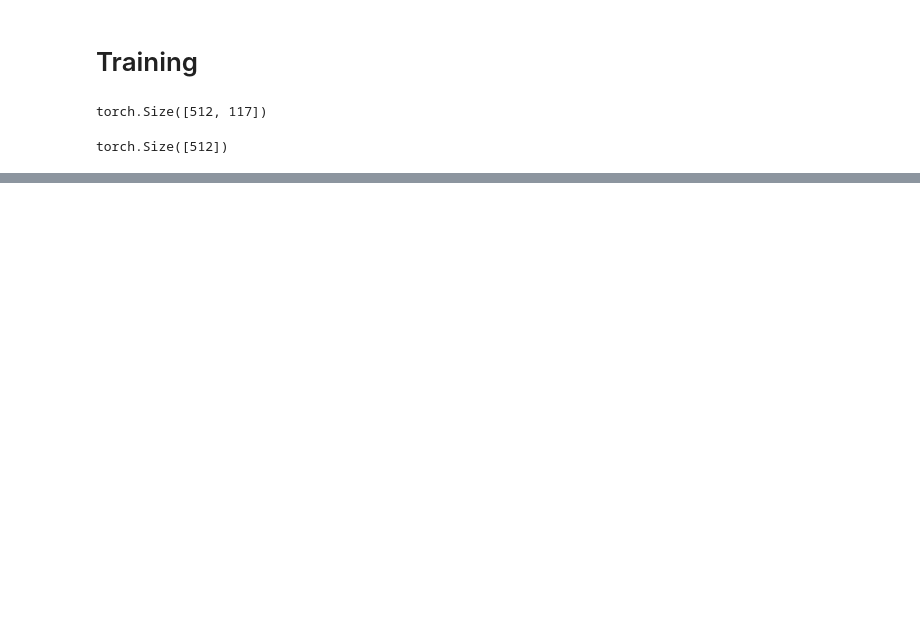
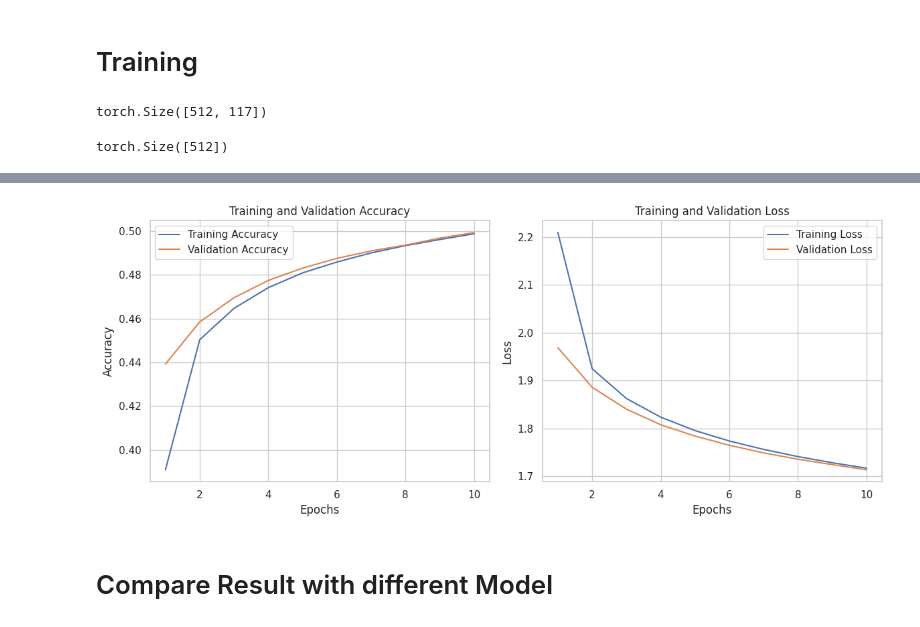
Before and after one commit to mushroom3969/Kaggle, a Jupyter notebook: phoneme-classification/libraphone-classification.ipynb, the cells around one changed output, grey strips where cells are left out. Cells and saved outputs as stored; diff of their text form; code cells hidden in the pictures; blank space fills up the shorter version.

```diff
--- a/phoneme-classification/libraphone-classification.ipynb
+++ b/phoneme-classification/libraphone-classification.ipynb
@@ -637,0 +521,16 @@ KeyboardInterrupt:
+# %%
+# data prarameters
+concat_nframes = 3              # the number of frames to concat with, n must be odd (total 2k+1 = n frames)
+train_ratio = 0.75               # the ratio of data used for training, the rest will be used for validation
+
+# training parameters
+seed = 1213                        # random seed
+batch_size = 512                # batch size
+num_epoch = 10                   # the number of training epoch
+learning_rate = 1e-4         # learning rate
+model_path = './model_2.ckpt'     # the path where the checkpoint will be saved
+
+# model parameters
+input_dim = 39 * concat_nframes # the input dim of the model, you should not change the value
+hidden_layers = 2               # the number of hidden layers
+hidden_dim = 64                # the hidden dim
@@ -637,0 +643,37 @@ KeyboardInterrupt:
+# %%
+import seaborn as sns
+import matplotlib.pyplot as plt
+import warnings
+warnings.simplefilter(action='ignore', category=FutureWarning)
+
+# Plotting the results with Seaborn
+epochs = range(1, num_epoch + 1)
+
+sns.set(style='whitegrid')
+
+plt.figure(figsize=(12, 5))
+
+# Plot accuracy
+plt.subplot(1, 2, 1)
+sns.lineplot(x=epochs, y=train_info["Acc"], label='Training Accuracy')
+sns.lineplot(x=epochs, y=val_info["Acc"], label='Validation Accuracy')
+plt.xlabel('Epochs')
+plt.ylabel('Accuracy')
+plt.title('Training and Validation Accuracy')
+plt.legend()
+
+# Plot loss
+plt.subplot(1, 2, 2)
+sns.lineplot(x=epochs, y=train_info["Loss"], label='Training Loss')
+sns.lineplot(x=epochs, y=val_info["Loss"], label='Validation Loss')
+plt.xlabel('Epochs')
+plt.ylabel('Loss')
+plt.title('Training and Validation Loss')
+plt.legend()
+plt.tight_layout()
+plt.savefig("Model_2.png")
+plt.show()
+# %% [output]
+[figure, added]
+# %% [markdown]
+# Compare Result with different Model
```
Also changed, not shown: parts of 14 cells of this notebook.
